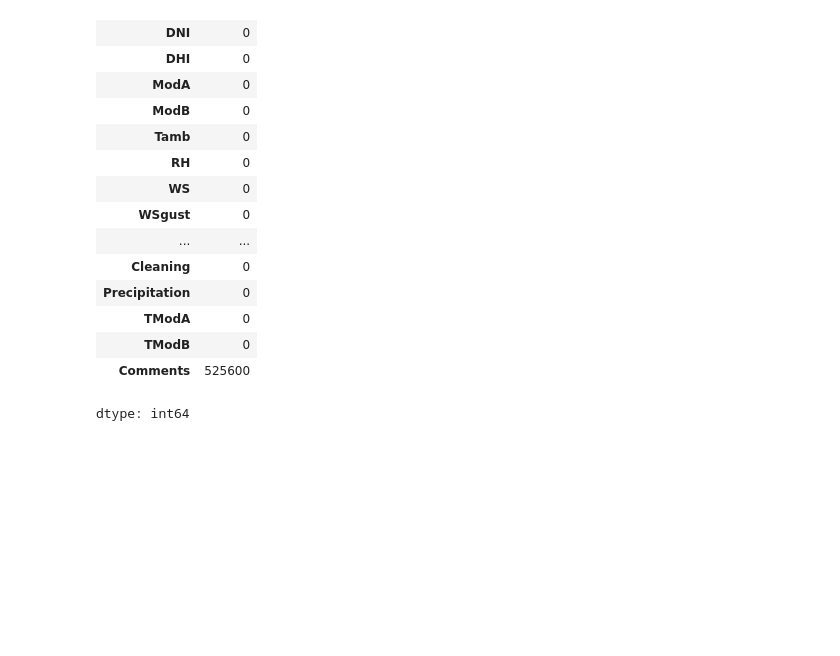
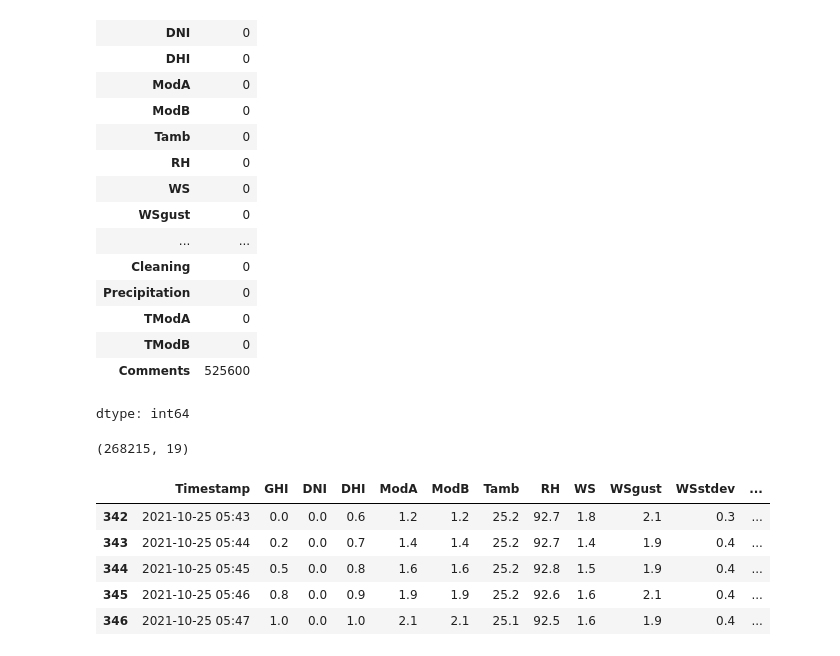
Before and after one commit to hiwothadush/Task-1, a Jupyter notebook: Task_1.ipynb, the cells around one changed output. Cells and saved outputs as stored; diff of their text form; code cells hidden in the pictures; blank space fills up the shorter version.

Commit message:
incorrect entries and outliers are removed

```diff
--- a/Task_1.ipynb
+++ b/Task_1.ipynb
@@ -74,3 +74,28 @@ data.isnull().sum()
 | TModB | 0 |
 | Comments | 525600 |
 dtype: int64
+# %%
+#check for negative valus on GHI, DNI, and DHI and drop these values
+colomns=['GHI', 'DNI', 'DHI']
+data1 = data[(data[colomns] >=0).all(axis=1)]
+data1.shape
+# %% [output]
+(268215, 19)
+# %%
+#checking outliers on colomns ModA and ModB
+# Calculate quantiles
+
+Q1 = data1[['ModA', 'ModB']].quantile(0.25)
+Q3 = data1[['ModA', 'ModB']].quantile(0.75)
+IQR = Q3 - Q1
+
+# Remove outliers from specific columns (ModA and ModB)
+data2 = data1[~((data1[['ModA', 'ModB']] < (Q1 - 1.5 * IQR)) | (data1[['ModA', 'ModB']] > (Q3 + 1.5 * IQR))).any(axis=1)]
+data2.head(5)
+# %% [output]
+|  | Timestamp | GHI | DNI | DHI | ModA | ModB | Tamb | RH | WS | WSgust | WSstdev | ... |
+| 342 | 2021-10-25 05:43 | 0.0 | 0.0 | 0.6 | 1.2 | 1.2 | 25.2 | 92.7 | 1.8 | 2.1 | 0.3 | ... |
+| 343 | 2021-10-25 05:44 | 0.2 | 0.0 | 0.7 | 1.4 | 1.4 | 25.2 | 92.7 | 1.4 | 1.9 | 0.4 | ... |
+| 344 | 2021-10-25 05:45 | 0.5 | 0.0 | 0.8 | 1.6 | 1.6 | 25.2 | 92.8 | 1.5 | 1.9 | 0.4 | ... |
+| 345 | 2021-10-25 05:46 | 0.8 | 0.0 | 0.9 | 1.9 | 1.9 | 25.2 | 92.6 | 1.6 | 2.1 | 0.4 | ... |
+| 346 | 2021-10-25 05:47 | 1.0 | 0.0 | 1.0 | 2.1 | 2.1 | 25.1 | 92.5 | 1.6 | 1.9 | 0.4 | ... |
```
